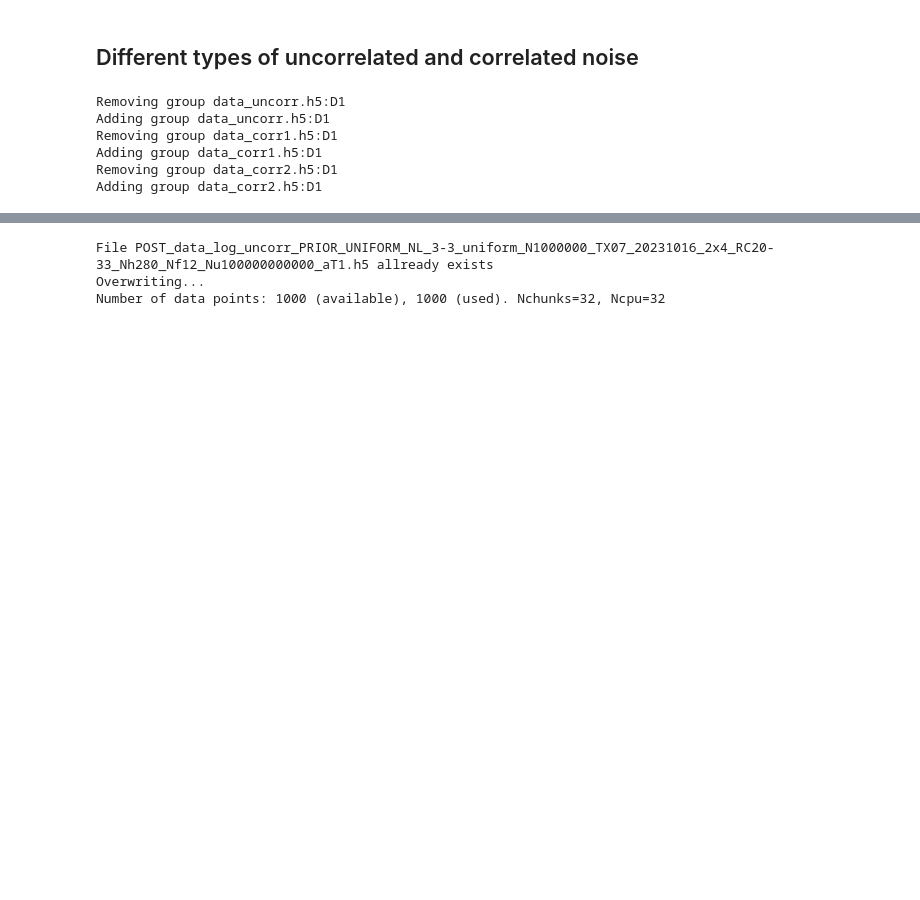
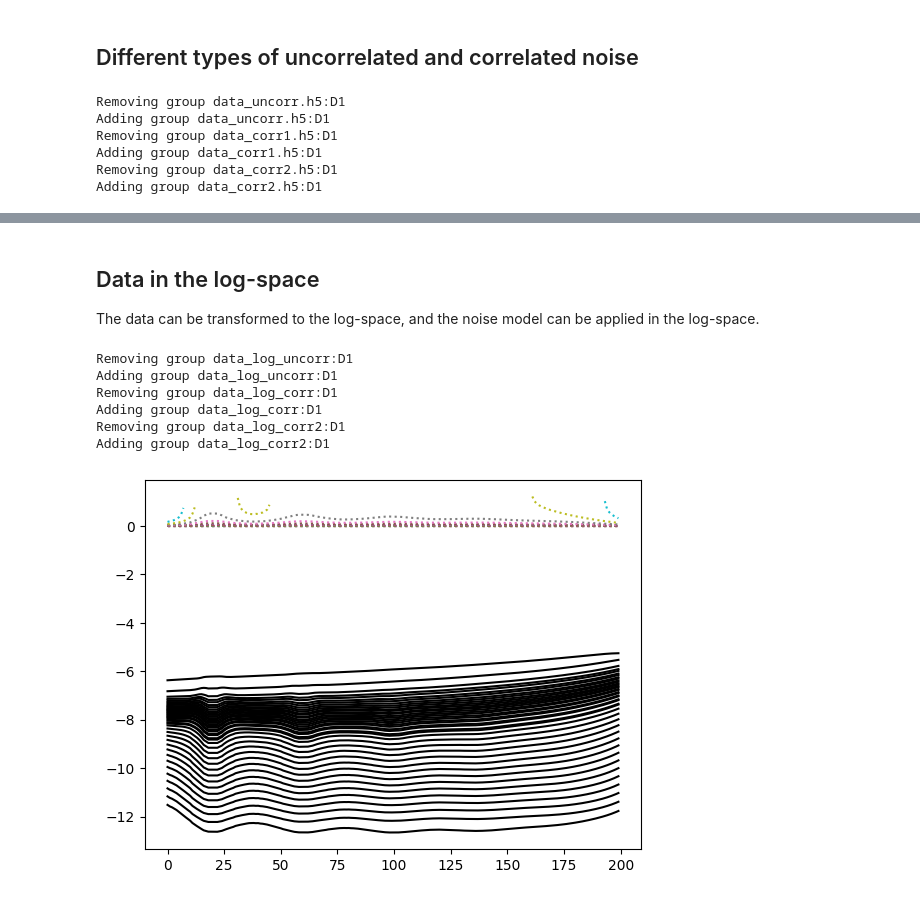
Before and after one commit to cultpenguin/integrate_module, a Jupyter notebook: examples/integrate_gaussian_noise.ipynb, the cells around one changed output, grey strips where cells are left out. Saved outputs shown, nothing was run; the diff lists cells and outputs as text; code cells hidden in the pictures; blank space fills up the shorter version.

```diff
--- a/examples/integrate_gaussian_noise.ipynb
+++ b/examples/integrate_gaussian_noise.ipynb
@@ -250,12 +269,39 @@ Time elapsed: 1147.0 s, for 1000000 soundings. 1.147 ms/sounding. 871.8it/s
+# %% [markdown]
+## Data in the log-space
+The data can be transformed to the log-space, and the noise model can be applied in the log-space.
 # %%
-f_post_log_h5_arr = []
-for i in range(len(f_data_arr)):
-    f_data_h5 = f_data_arr[i]
-    f_post_h5 = ig.integrate_rejection(f_prior_log_data_h5, f_data_h5, parallel=parallel, Ncpu=10)
-    f_post_log_h5_arr.append(f_post_h5)
 
-    ig.plot_profile(f_post_h5, i1=0, i2=1000, hardcopy=hardcopy,  clim = clim, im=1)
+# Add constant covariance to Cd -->
+corrlev = 0.01**2
+
+lD_obs = np.log10(D_ref)
+
+lD_std_up = np.abs(np.log10(D_ref+D_std)-lD_obs)
+lD_std_down = np.abs(np.log10(D_ref-D_std)-lD_obs)
+lD_std = np.abs((lD_std_up+lD_std_down)/2)
+
+lCd_single = np.diag(np.mean(lD_std, axis=0)**2)+corrlev
+
+ns,nd=D_std.shape
+lCd_mul = np.zeros((ns,nd,nd))
+for i in range(ns):
+    lCd_mul[i] = np.diag(lD_std[i]**2)+corrlev
+
+
+plt.figure()
+plt.plot(lD_obs,'k-')
+plt.plot(lD_std,':')
+
+
+f_data_log_1_h5_f_out = ig.write_data_gaussian(lD_obs, D_std = lD_std, f_data_h5 = 'data_log_uncorr', id=1, showInfo=0, is_log=1)
+f_data_log_2_h5_f_out = ig.write_data_gaussian(lD_obs, Cd = lCd_single, f_data_h5 = 'data_log_corr', id=1, showInfo=0, is_log=1)
+f_data_log_3_h5_f_out = ig.write_data_gaussian(lD_obs, Cd = lCd_mul, f_data_h5 = 'data_log_corr2', id=1, showInfo=0, is_log=1)
+f_data_arr = [f_data_log_1_h5_f_out,f_data_log_2_h5_f_out,f_data_log_3_h5_f_out]
 # %% [output]
-File POST_data_log_uncorr_PRIOR_UNIFORM_NL_3-3_uniform_N1000000_TX07_20231016_2x4_RC20-33_Nh280_Nf12_Nu100000000000_aT1.h5 allready exists
-Overwriting...
-Number of data points: 1000 (available), 1000 (used). Nchunks=32, Ncpu=32
+Removing group data_log_uncorr:D1
+Adding group data_log_uncorr:D1
+Removing group data_log_corr:D1
+Adding group data_log_corr:D1
+Removing group data_log_corr2:D1
+Adding group data_log_corr2:D1
+[figure, added]
```
Also changed, not shown: parts of 19 cells of this notebook, 2 other files.
